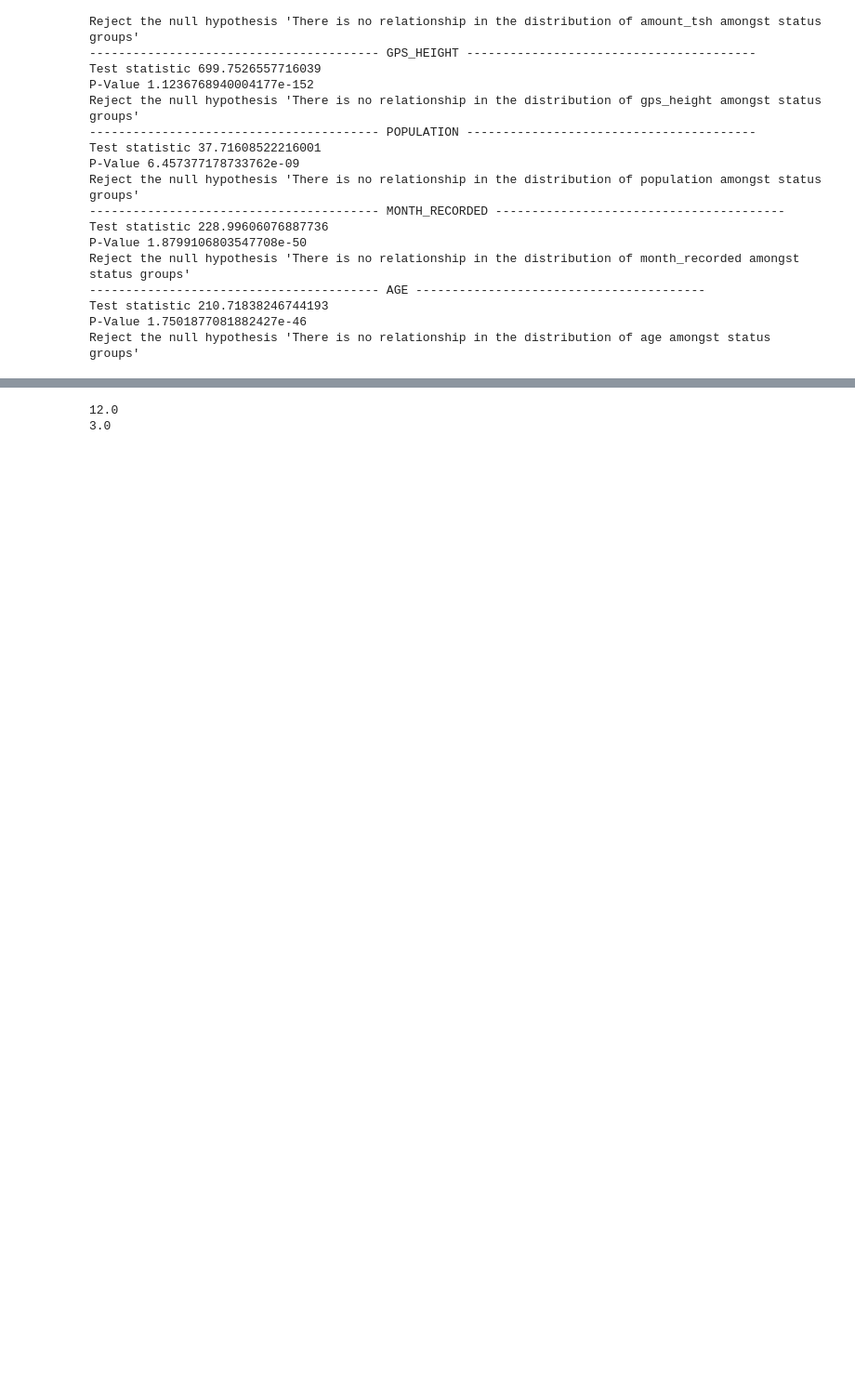
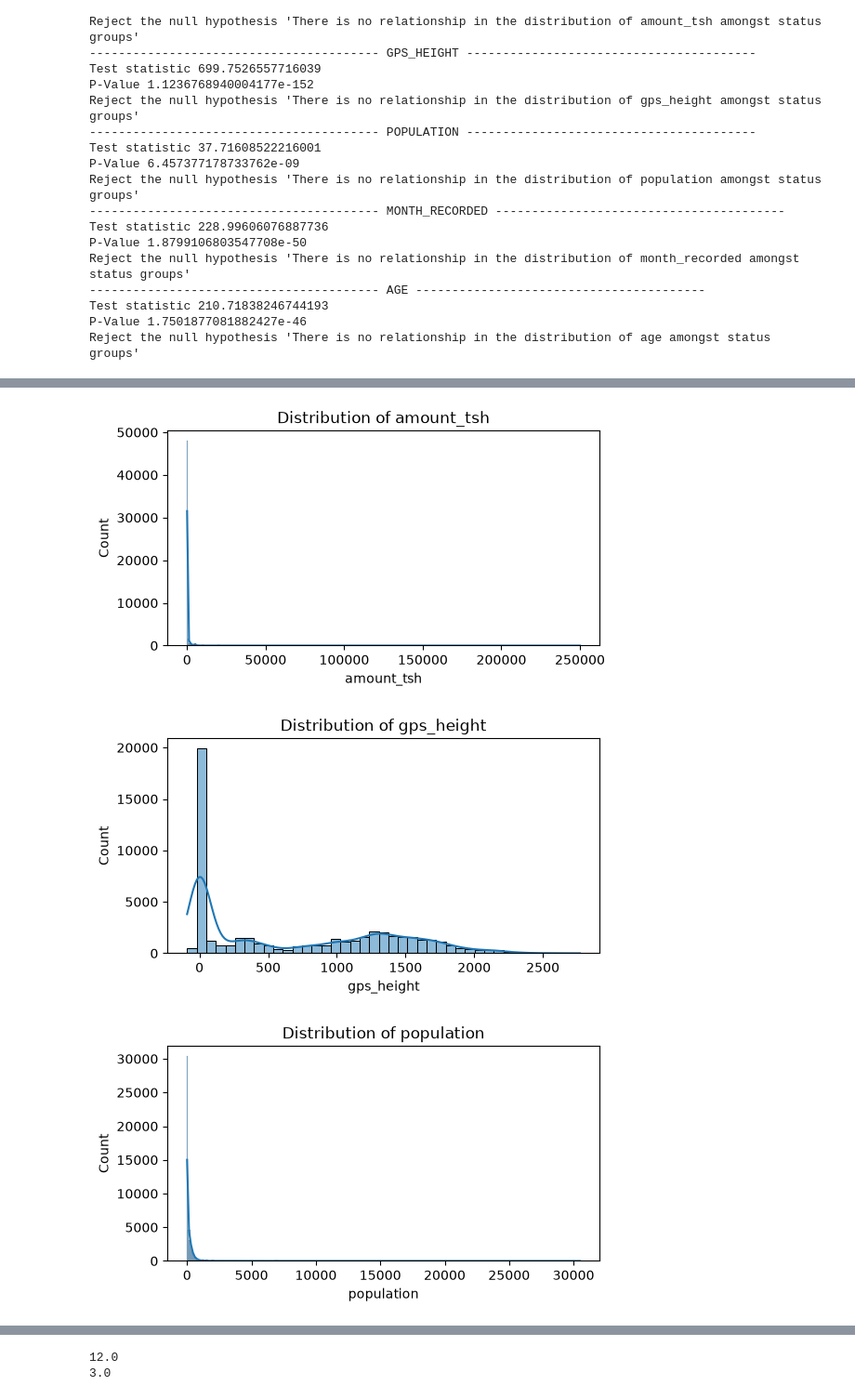
Before and after one commit to Benta30/tanzania_water_pump_functionality_analysis_prediction, a Jupyter notebook: notebooks/water_pump_analysis.ipynb, the cells around one changed output, grey strips where cells are left out. Shown at 93% size. Saved outputs shown, nothing was run; the diff lists cells and outputs as text; code cells hidden in the pictures; blank space fills up the shorter version.

```diff
--- a/notebooks/water_pump_analysis.ipynb
+++ b/notebooks/water_pump_analysis.ipynb
@@ -696,0 +812,13 @@ Reject the null hypothesis 'There is no relationship in the distribution of age
+# %%
+numerical_cols
+
+for col in numerical_cols:
+    plt.figure(figsize=(6, 3))
+    sns.histplot(filtered_df, x=col, kde=True)
+    plt.title(f"Distribution of {col}")
+    plt.xlabel(f"{col}")
+    plt.show()
+# %% [output]
+[figure, added]
+[figure, added]
+[figure, added]
```
Also changed, not shown: parts of 11 cells of this notebook, 2 other files.
